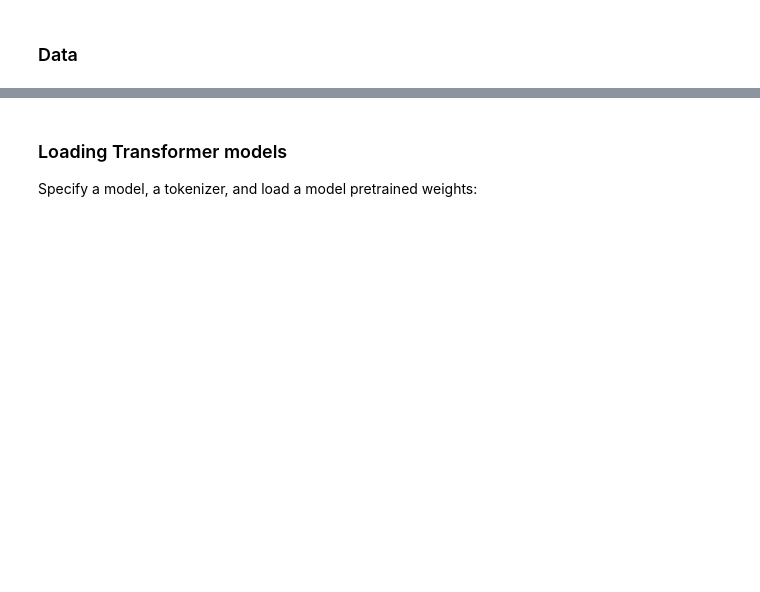
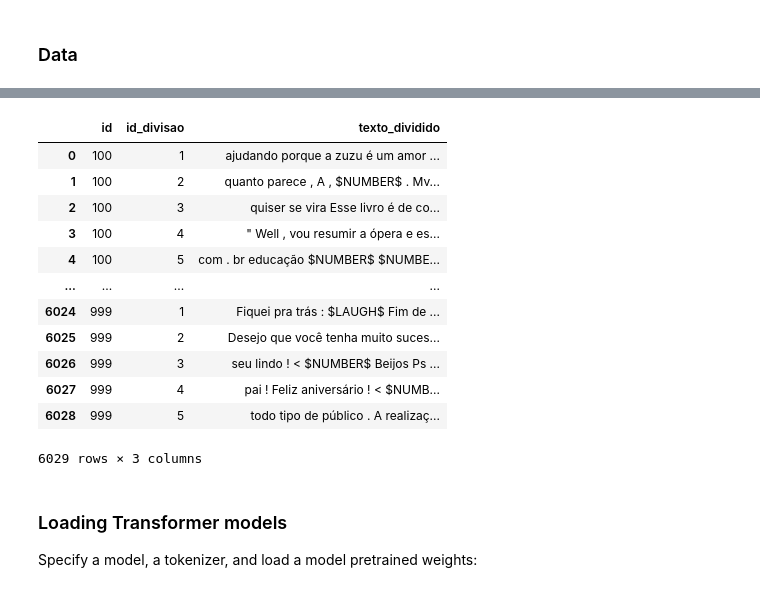
Before and after one commit to rprimi/colB5BERT, a Jupyter notebook: python/b5_contextualreps_BERT.ipynb, the cells around one changed output, grey strips where cells are left out. Cells and saved outputs as stored; diff of their text form; code cells hidden in the pictures; blank space fills up the shorter version.

```diff
--- a/python/b5_contextualreps_BERT.ipynb
+++ b/python/b5_contextualreps_BERT.ipynb
@@ -86,0 +46,3 @@ utils.fix_random_seeds()
+# %%
+b5_data = pd.read_csv('/content/colB5BERT/data/db_textos.splitted.csv', sep=';')
+b5_data.info()
@@ -87,3 +60,19 @@ utils.fix_random_seeds()
+# %%
+b5_data
+# %% [output]
+|  | id | id_divisao | texto_dividido |
+| 0 | 100 | 1 | ajudando porque a zuzu é um amor ... |
+| 1 | 100 | 2 | quanto parece , A , $NUMBER$ . Mv... |
+| 2 | 100 | 3 | quiser se vira Esse livro é de co... |
+| 3 | 100 | 4 | " Well , vou resumir a ópera e es... |
+| 4 | 100 | 5 | com . br educação $NUMBER$ $NUMBE... |
+| ... | ... | ... | ... |
+| 6024 | 999 | 1 | Fiquei pra trás : $LAUGH$ Fim de ... |
+| 6025 | 999 | 2 | Desejo que você tenha muito suces... |
+| 6026 | 999 | 3 | seu lindo ! < $NUMBER$ Beijos Ps ... |
+| 6027 | 999 | 4 | pai ! Feliz aniversário ! < $NUMB... |
+| 6028 | 999 | 5 | todo tipo de público . A realizaç... |
+6029 rows × 3 columns
 # %% [markdown]
 ### Loading Transformer models
 Specify a model, a tokenizer, and load a model pretrained weights:
```
Also changed, not shown: parts of 17 cells of this notebook.
